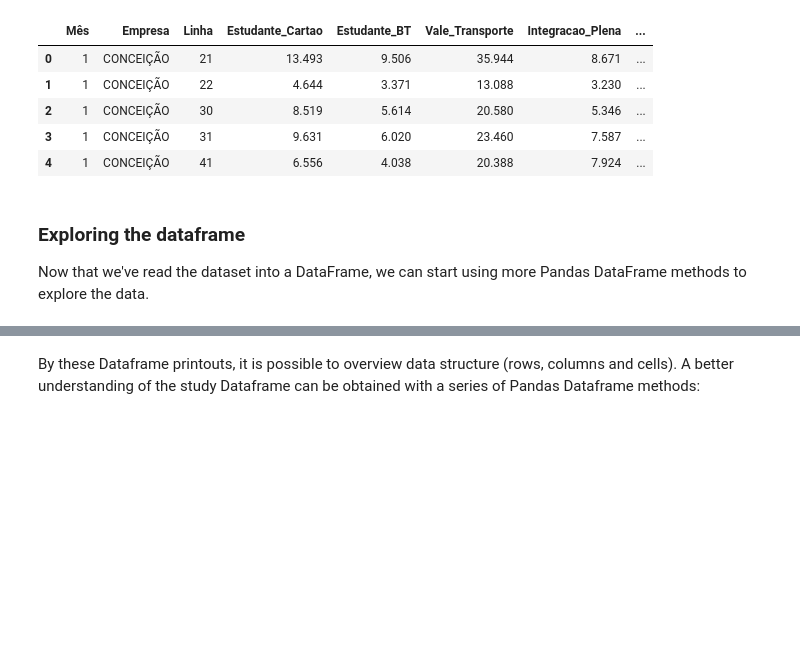
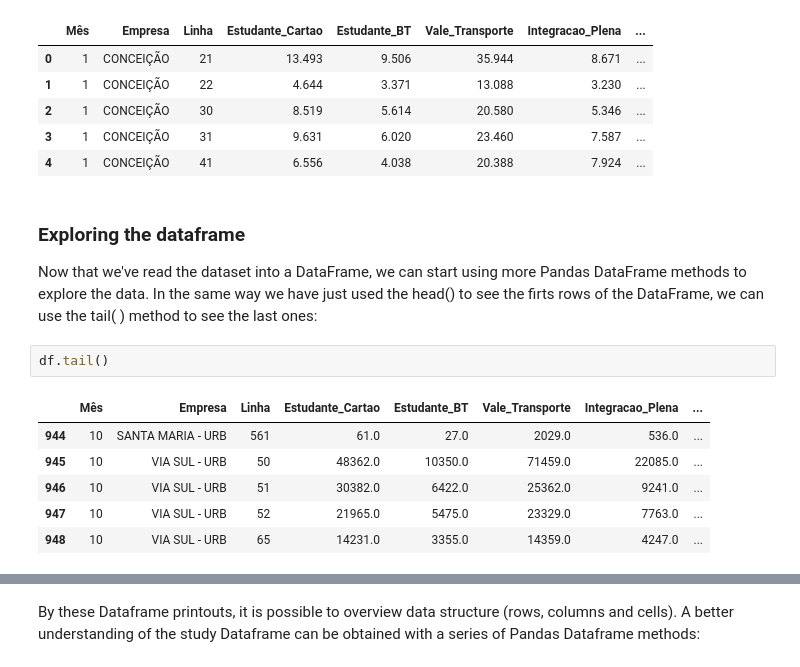
Before and after one commit to aguinaldoabbj/minicourse_open_data_natal_2019, a Jupyter notebook: 1_intro_pandas.ipynb, the cells around one changed output, grey strips where cells are left out. Cells and saved outputs as stored; diff of their text form; blank space fills up the shorter version.

```diff
--- a/1_intro_pandas.ipynb
+++ b/1_intro_pandas.ipynb
@@ -63,5 +67,15 @@ df.head(5)
 | 4 | 1 | CONCEIÇÃO | 41 | 6.556 | 4.038 | 20.388 | 7.924 | ... |
 # %% [markdown]
 ### Exploring the dataframe
-Now that we've read the dataset into a DataFrame, we can start using more Pandas DataFrame methods to explore the data.
+
+Now that we've read the dataset into a DataFrame, we can start using more Pandas DataFrame methods to explore the data. In the same way we have just used the head() to see the firts rows of the DataFrame, we can use the tail( ) method to see the last ones:
+# %%
+df.tail()
+# %% [output]
+|  | Mês | Empresa | Linha | Estudante_Cartao | Estudante_BT | Vale_Transporte | Integracao_Plena | ... |
+| 944 | 10 | SANTA MARIA - URB | 561 | 61.0 | 27.0 | 2029.0 | 536.0 | ... |
+| 945 | 10 | VIA SUL - URB | 50 | 48362.0 | 10350.0 | 71459.0 | 22085.0 | ... |
+| 946 | 10 | VIA SUL - URB | 51 | 30382.0 | 6422.0 | 25362.0 | 9241.0 | ... |
+| 947 | 10 | VIA SUL - URB | 52 | 21965.0 | 5475.0 | 23329.0 | 7763.0 | ... |
+| 948 | 10 | VIA SUL - URB | 65 | 14231.0 | 3355.0 | 14359.0 | 4247.0 | ... |
 # %% [markdown]
```
Also changed, not shown: parts of 34 cells of this notebook.
